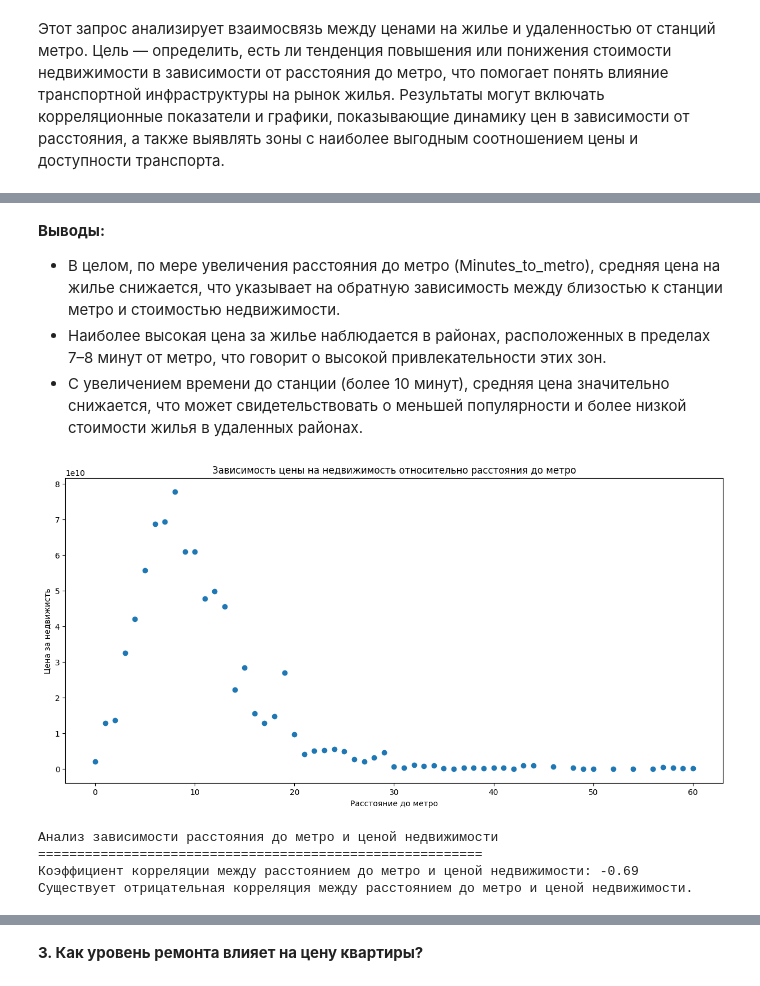
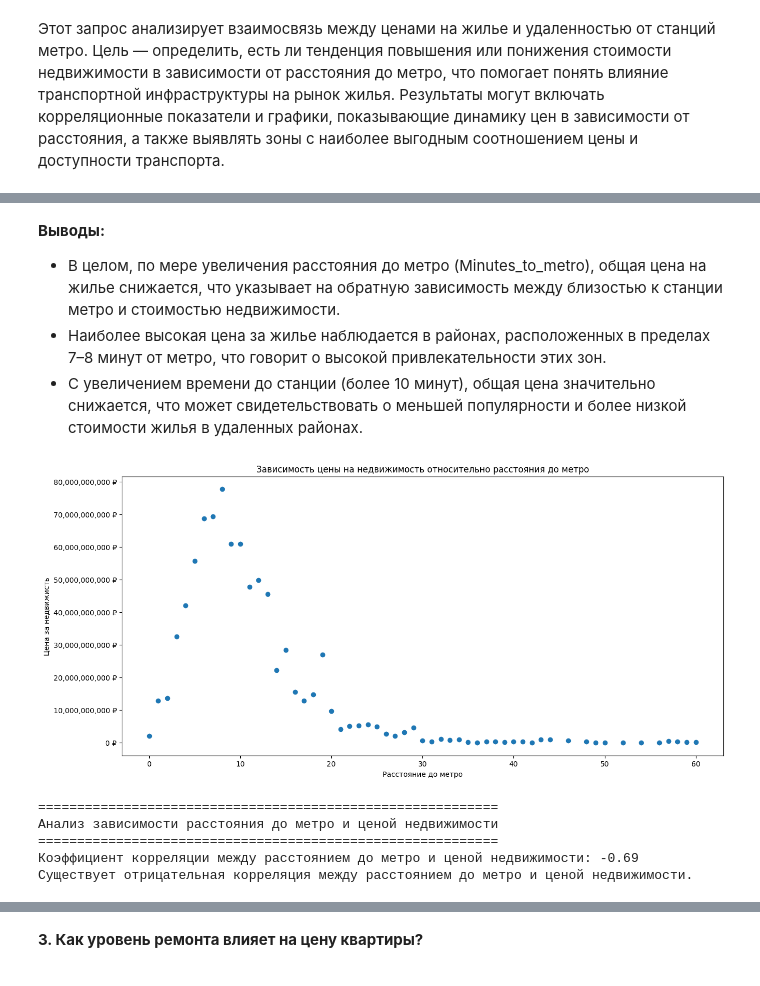
Before and after one commit to WhosArt/Moscow_housing_price, a Jupyter notebook: house_pricing/house_pricing.ipynb, the cells around one changed output, grey strips where cells are left out. Cells and saved outputs as stored; diff of their text form; code cells hidden in the pictures.

Commit message:
[Corrected] 2. Есть ли связь между ценами на жилье и близостью к станциям метро?

```diff
--- a/house_pricing/house_pricing.ipynb
+++ b/house_pricing/house_pricing.ipynb
@@ -314,40 +315,45 @@ df_ren_formatted.head(10)
 # %% [markdown]
 **Выводы:**
 
-- В целом, по мере увеличения расстояния до метро (Minutes_to_metro), средняя цена на жилье снижается, что указывает на обратную зависимость между близостью к станции метро и стоимостью недвижимости.
+- В целом, по мере увеличения расстояния до метро (Minutes_to_metro), общая цена на жилье снижается, что указывает на обратную зависимость между близостью к станции метро и стоимостью недвижимости.
 - Наиболее высокая цена за жилье наблюдается в районах, расположенных в пределах 7–8 минут от метро, что говорит о высокой привлекательности этих зон.
-- С увеличением времени до станции (более 10 минут), средняя цена значительно снижается, что может свидетельствовать о меньшей популярности и более низкой стоимости жилья в удаленных районах.
+- С увеличением времени до станции (более 10 минут), общая цена значительно снижается, что может свидетельствовать о меньшей популярности и более низкой стоимости жилья в удаленных районах.
 # %%
 # Создание scatter
 fig, ax = plt.subplots(figsize=(15, 7))
 
 # Диаграмма для оценки связи между ценами на жилье и близостью к станциям метро
 ax.scatter(data=housing_proximity, x = 'Minutes_to_metro', y = 'Price')
 
 # Настройка осей и названия
 plt.title('Зависимость цены на недвижимость относительно расстояния до метро')
 plt.xlabel('Расстояние до метро')
 plt.ylabel('Цена за недвижисть')
 
+# Форматирование оси y для отображения с символом рубля
+ax.yaxis.set_major_formatter(ticker.FuncFormatter(lambda x, pos: f'{int(x):,} ₽'))
+
 # Отображение графика
 plt.show()
 
 # Анализируем корреляцию между расстоянием до метро и ценой недвижимости
 corr_metro = housing_proximity['Price'].corr(housing_proximity['Minutes_to_metro'])
+print("===========================================================")
 print("Анализ зависимости расстояния до метро и ценой недвижимости")
-print("=========================================================")
+print("===========================================================")
 print(f"Коэффициент корреляции между расстоянием до метро и ценой недвижимости: {corr_metro:.2f}")
 
 
 # Интерпретация корреляции между расстоянием до метро и ценойнедвижимости
 if corr_metro > 0:
     print("Существует положительная корреляция между расстоянием до метро и ценой недвижимости.")
 else:
     print("Существует отрицательная корреляция между расстоянием до метро и ценой недвижимости.")
 # %% [output]
-[figure, old version]
+[figure, new version]
+===========================================================
 Анализ зависимости расстояния до метро и ценой недвижимости
-=========================================================
+===========================================================
 Коэффициент корреляции между расстоянием до метро и ценой недвижимости: -0.69
 Существует отрицательная корреляция между расстоянием до метро и ценой недвижимости.
 # %% [markdown]
```
Also changed, not shown: parts of 11 cells of this notebook.
